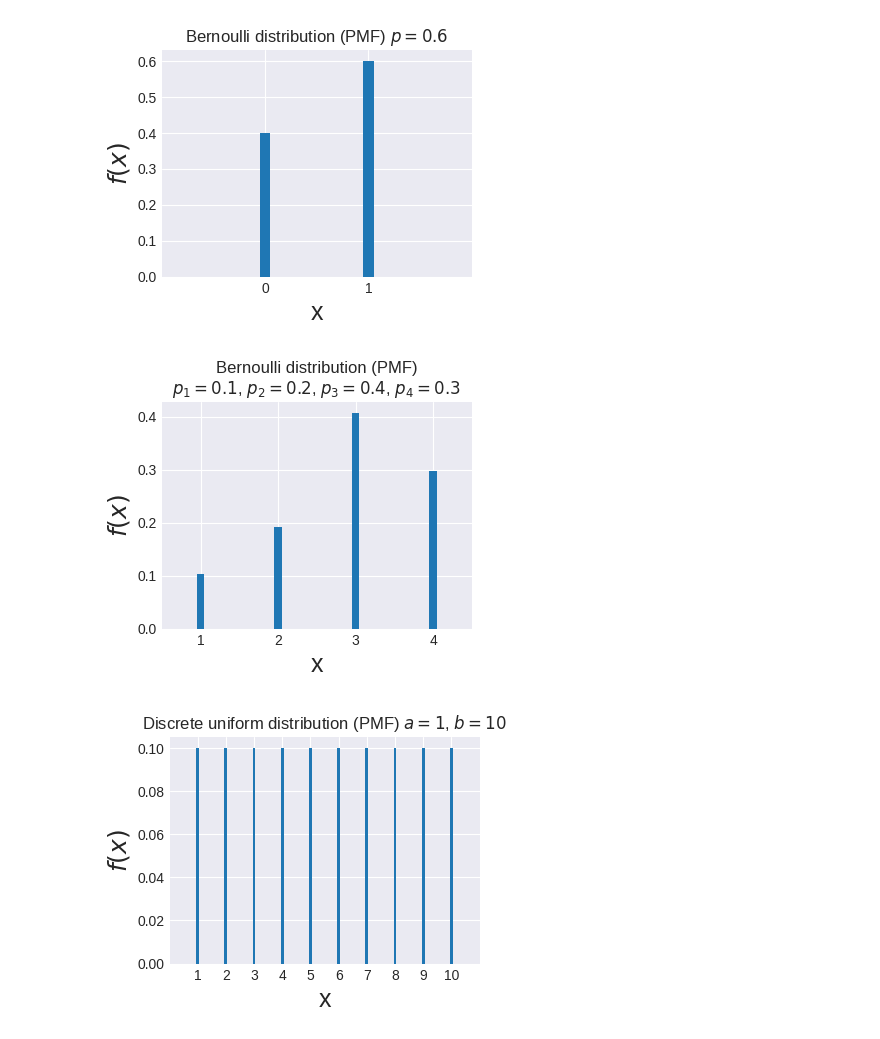
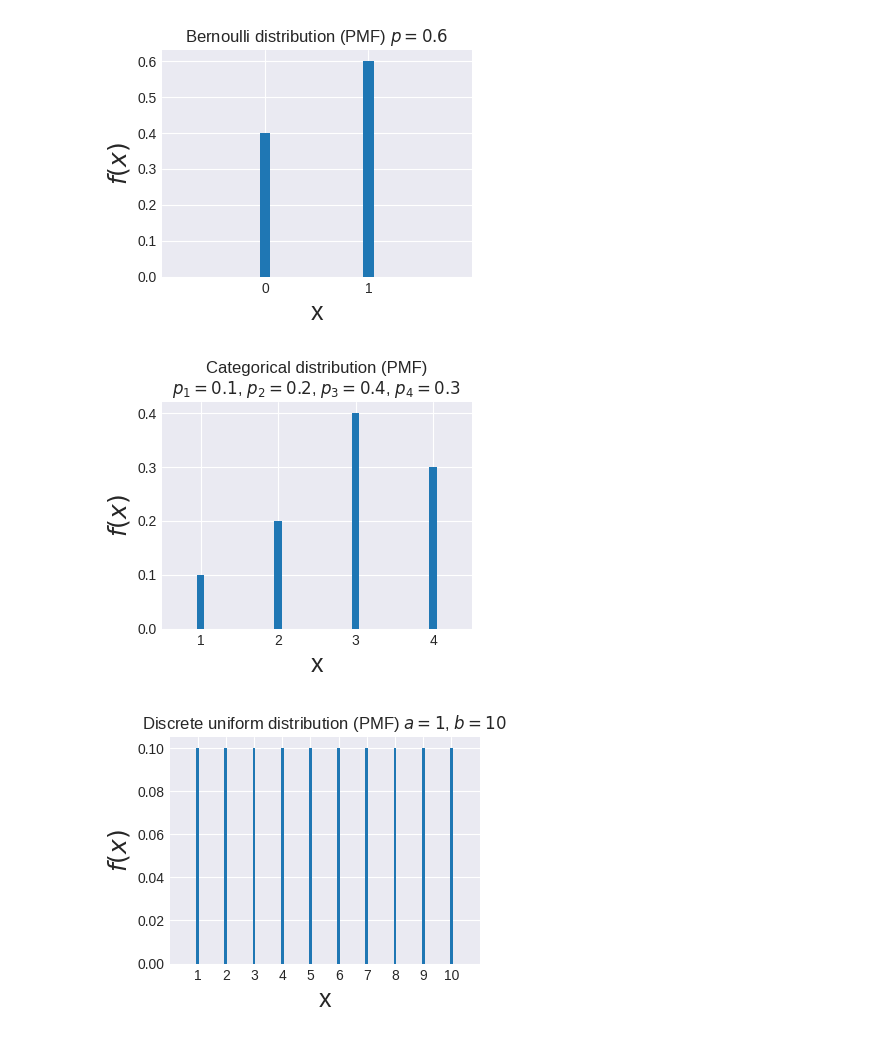
Before and after one commit to yinan16/statistical-methods, a Jupyter notebook: notebook/probability_distribution.ipynb, the cells around one changed output. Cells and saved outputs as stored; diff of their text form; code cells hidden in the pictures.

Commit message:
Fix a typo (Bernoulli->categorical on page 36)

```diff
--- a/notebook/probability_distribution.ipynb
+++ b/notebook/probability_distribution.ipynb
@@ -399,21 +398,17 @@ ax.set_xlabel("x", fontsize=18);
 # %%
 # Categorical
 fig, ax = plt.subplots(1, 1, figsize=(4,3), dpi=100)
 
 N = 10000
-multinoulli = stats.multinomial.rvs(N, p=[0.1, 0.2, 0.4, 0.3])
-ax.bar([1,2,3, 4],[multinoulli[0]/N,
-                multinoulli[1]/N,
-                multinoulli[2]/N,
-                multinoulli[3]/N],
+ax.bar(list(range(1,5)),[0.1, 0.2, 0.4, 0.3],
            width=0.1);
 ax.set_xlim(0.5,4.5)
 ax.set_xticks([1,2,3,4]);
-ax.set_title("Bernoulli distribution (PMF)\n$p_1=0.1$, $p_2=0.2$, $p_3=0.4$, $p_4=0.3$")
+ax.set_title("Categorical distribution (PMF)\n$p_1=0.1$, $p_2=0.2$, $p_3=0.4$, $p_4=0.3$")
 ax.set_ylabel("$f(x)$", fontsize=18)
 ax.set_xlabel("x", fontsize=18);
 # %% [output]
-[figure, old version]
+[figure, new version]
 # %%
 # Discrete uniform
 fig, ax = plt.subplots(1, 1, figsize=(4,3), dpi=100)
```
Also changed, not shown: parts of 1 cell of this notebook, 3 other files.
